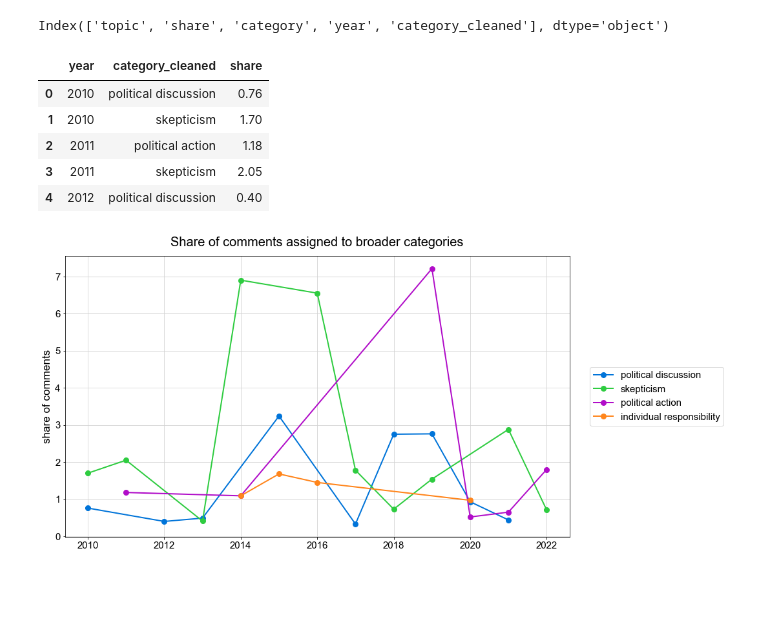
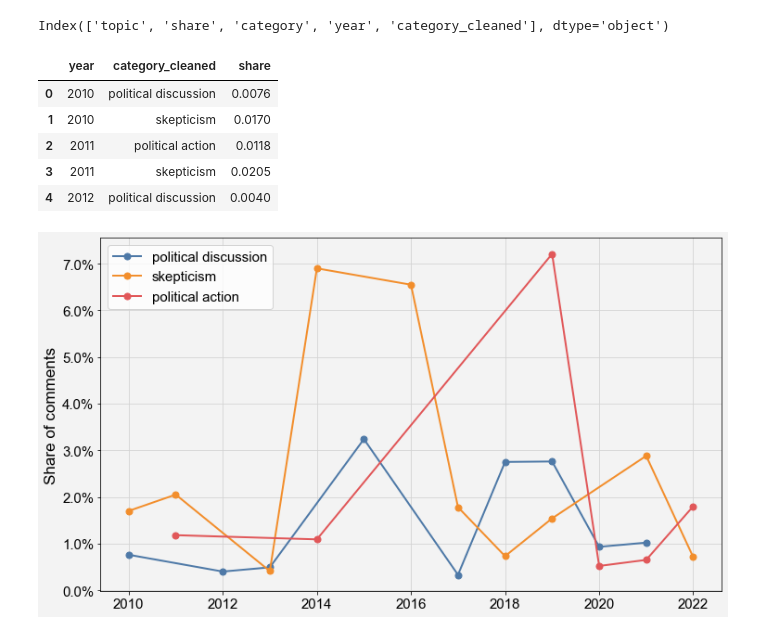
Before and after one commit to anjaghub/datascience_project_2023, a Jupyter notebook: 6_final_plots.ipynb, the cells around one changed output. Saved outputs shown, nothing was run; the diff lists cells and outputs as text; code cells hidden in the pictures; blank space fills up the shorter version.

```diff
--- a/6_final_plots.ipynb
+++ b/6_final_plots.ipynb
@@ -18,13 +45,14 @@ df.columns = ["topic", "share", "category", "year"]
 # %%
-df["category_cleaned"] = ["political discussion" if "political discussion" in i else i for i in df.category]
-df["category_cleaned"] = ["political action" if "political action" in i else i for i in df.category_cleaned]
-df["category_cleaned"] = ["skepticism" if "skepticism" in i else i for i in df.category_cleaned]
-df["category_cleaned"] = ["scientific discussion" if "scientific discussion" in i else i for i in df.category_cleaned]
+# Assign to broader categories
+# df["category_cleaned"] = ["political discussion" if "political discussion" in i else i for i in df.category]
+# df["category_cleaned"] = ["political action" if "political action" in i else i for i in df.category_cleaned]
+# df["category_cleaned"] = ["skepticism" if "skepticism" in i else i for i in df.category_cleaned]
+# df["category_cleaned"] = ["scientific discussion" if "scientific discussion" in i else i for i in df.category_cleaned]
 
-# Group rest
-classes = ['general', 'individual responsibility', 'political action',
-       'political discussion', 'scientific discussion', 'skepticism']
-df["category_cleaned"] = ["general" if i not in classes else i for i in df.category_cleaned]
+# # Group rest
+# classes = ['general', 'individual responsibility', 'political action',
+#        'political discussion', 'scientific discussion', 'skepticism']
+# df["category_cleaned"] = ["general" if i not in classes else i for i in df.category_cleaned]
 # %%
 df.head(10)
 # %% [output]
@@ -50,13 +78,14 @@ df.columns
 # %% [output]
 Index(['topic', 'share', 'category', 'year', 'category_cleaned'], dtype='object')
 # %%
-aggr_df = df[~df.category_cleaned.isin(["general", "scientific discussion"])]
+aggr_df = df[~df.category_cleaned.isin(["general", "scientific discussion", "individual responsibility"])] #, "individual responsibility"
 aggr_df = aggr_df.groupby(["year", "category_cleaned"]).sum().reset_index()
+aggr_df.share = aggr_df.share
 aggr_df.head(5)
 # %% [output]
 |  | year | category_cleaned | share |
-| 0 | 2010 | political discussion | 0.76 |
-| 1 | 2010 | skepticism | 1.70 |
-| 2 | 2011 | political action | 1.18 |
-| 3 | 2011 | skepticism | 2.05 |
-| 4 | 2012 | political discussion | 0.40 |
+| 0 | 2010 | political discussion | 0.0076 |
+| 1 | 2010 | skepticism | 0.0170 |
+| 2 | 2011 | political action | 0.0118 |
+| 3 | 2011 | skepticism | 0.0205 |
+| 4 | 2012 | political discussion | 0.0040 |
@@ -68,22 +92,27 @@ aggr_df.head(5)
 # %%
+# Plot final result
 plt.rc('font', size=15)
-plt.rcParams["figure.figsize"] = (14,8)
-custom_colors = ["#2ECC40", "#FF4136", "#0074D9", "#FF851B"]
-custom_colors = ["#0074D9", "#2ECC40", "#B10DC9", "#FF851B"]
-# custom_colors = ["#377eb8","#4daf4a","#984ea3","#e41a1c"]
-# custom_colors = ["#4e79a7","#f28e2c","#e15759","#76b7b2","#59a14f","#edc949","#af7aa1","#ff9da7","#9c755f","#bab0ab"]
+plt.rcParams["figure.figsize"] = (12,7)
+custom_colors = ["#4e79a7","#f28e2c","#e15759","#76b7b2","#59a14f","#edc949","#af7aa1","#ff9da7","#9c755f","#bab0ab"]
+plt.figure(facecolor='#F3F3F3')
+ax = plt.axes()
+ax.set_facecolor("#F3F3F3")
 
-plt.figure(facecolor='white')
 for idx, category in enumerate(aggr_df.category_cleaned.unique()):
     sample = aggr_df[aggr_df.category_cleaned == category]
-    # print(sample)
-    plt.plot(sample.year, sample.share, marker="o", linestyle="-", linewidth=2, markersize=8, label=category, c=custom_colors[idx])
-    # break
+    plt.plot(sample.year, sample.share, marker="o", linestyle="-", linewidth=2, markersize=7, label=category, c=custom_colors[idx])
 
-plt.legend(loc="center left", bbox_to_anchor=(1.03, 0.5))
-plt.title("Share of comments assigned to broader categories", size=20, pad=15)
-plt.ylabel("share of comments", size=17)
+# Axis as percentages
+plt.gca().yaxis.set_major_formatter(mtick.PercentFormatter(1))
+
+plt.legend()
+plt.title("Share of Comments Categorized to High-Level Groups Over Time", size=20, pad=15)
+plt.ylabel("Share of comments", size=17)
 plt.grid(color="lightgrey")
+
+# Save plot
+# plt.savefig("final_plots/perspectives.svg", bbox_inches='tight')
+
 plt.show()
 # %% [output]
-[figure, old version]
+[figure, new version]
```
Also changed, not shown: parts of 6 cells of this notebook, 1 other file.
